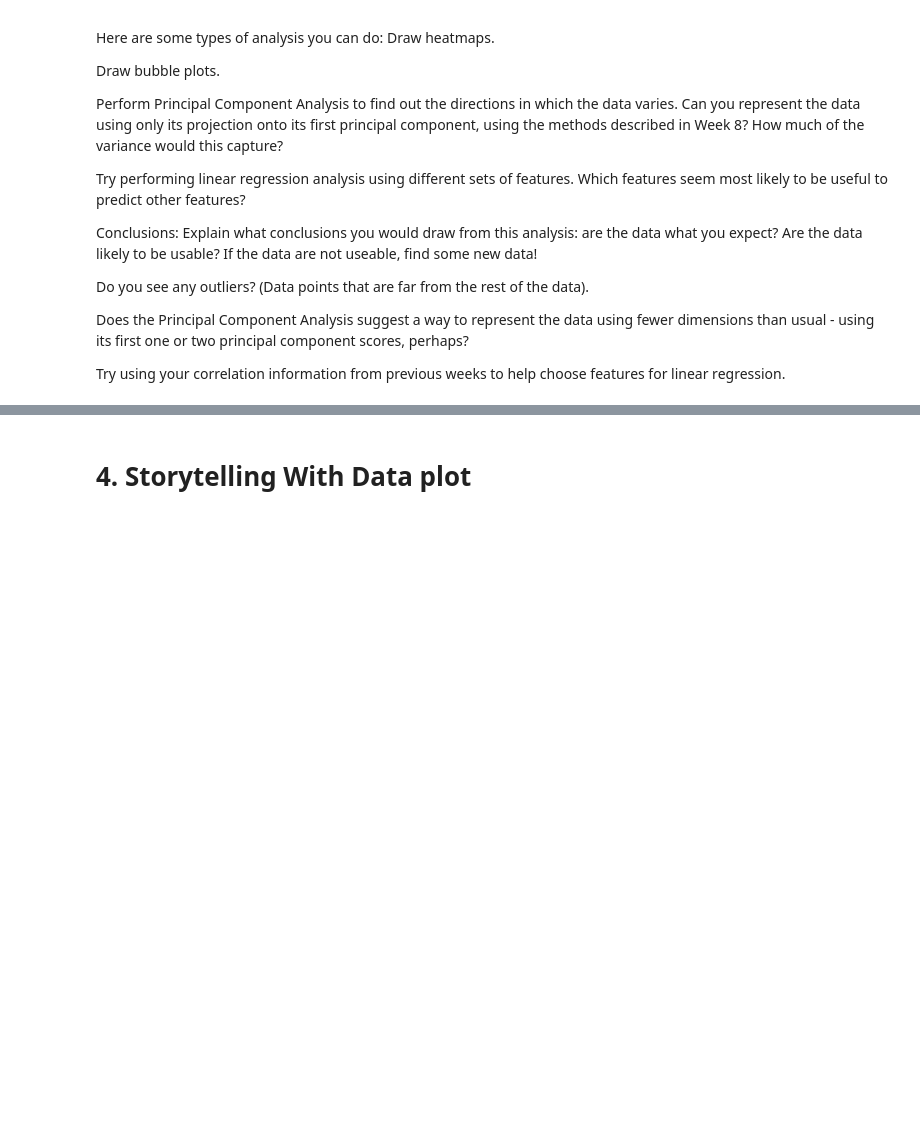
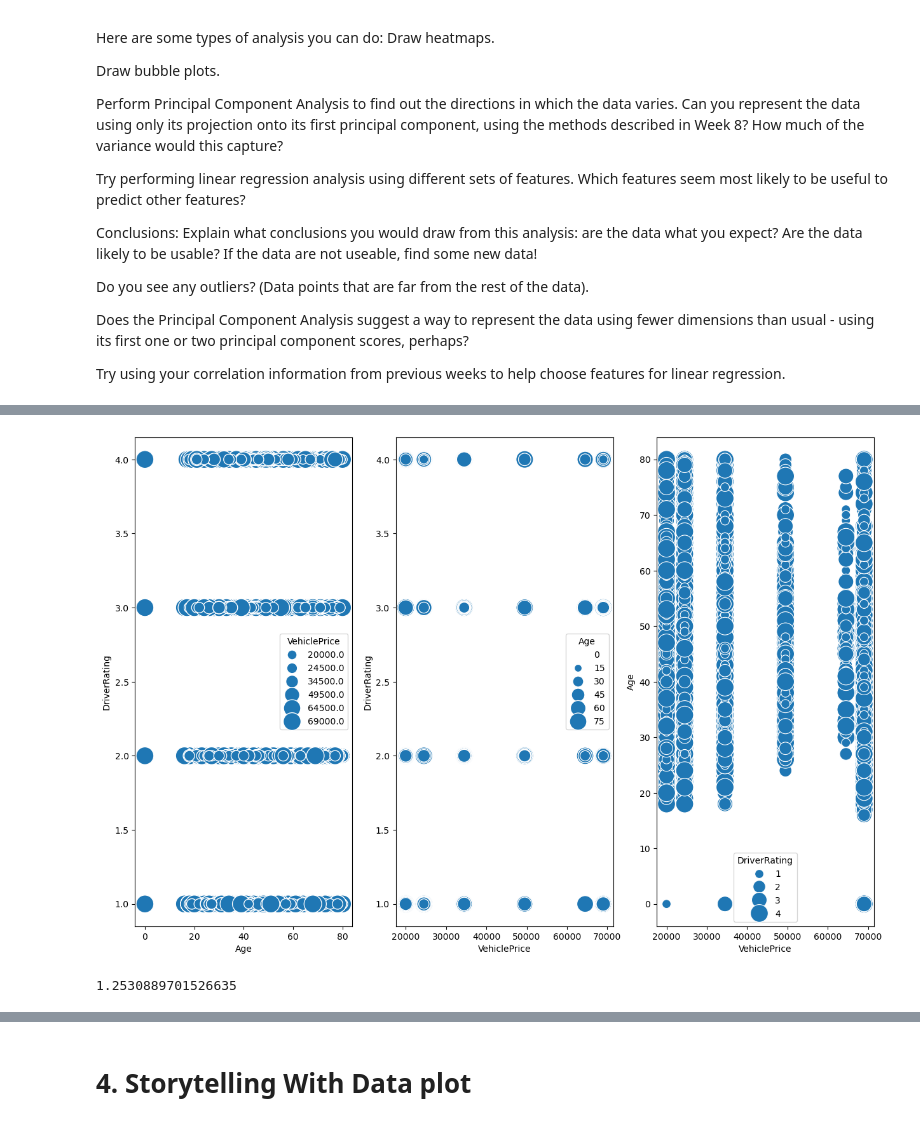
Before and after one commit to joe-bene/AiForLeaders, a Jupyter notebook: Week9.ipynb, the cells around one changed output, grey strips where cells are left out. Drawn from its saved outputs; the diff is of its cells as text; code cells hidden in the pictures; blank space fills up the shorter version.

```diff
--- a/Week9.ipynb
+++ b/Week9.ipynb
@@ -133,0 +121,54 @@ Second Component: [-2.13971201e-04  1.65028057e-04  4.89431438e-05 -1.15364420e-
+# %%
+import matplotlib.pyplot as plt
+plt.figure(figsize=(15, 10))
+plt.subplot(1,3,1)
+
+df_only_data_wanted = car_claims_dataset[["VehiclePrice", "Age", "DriverRating"]]
+
+vehicile_series = df_only_data_wanted["VehiclePrice"]
+age_series = df_only_data_wanted["Age"]
+driver_rating_series = df_only_data_wanted["DriverRating"]
+
+vehicile_min = vehicile_series.min()
+vehicile_max = vehicile_series.max()
+
+age_min =age_series.min()
+age_max = age_series.max()
+
+driver_rating_min = driver_rating_series.min()
+driver_rating_max = driver_rating_series.max()
+
+maxbubble = 400
+ax = sns.scatterplot(data = df_only_data_wanted, x = "Age", y = "DriverRating", size = "VehiclePrice", sizes = (vehicile_min / vehicile_max * maxbubble, maxbubble))
+ax.set_xlabel("Age")
+ax.set_ylabel("DriverRating")
+
+plt.subplot(1,3,2)
+maxbubble = 400
+ax = sns.scatterplot(data = df_only_data_wanted, x = "VehiclePrice", y = "DriverRating", size = "Age", sizes = (age_min / age_max * maxbubble, maxbubble))
+ax.set_xlabel("VehiclePrice")
+ax.set_ylabel("DriverRating")
+
+
+
+plt.subplot(1,3,3)
+maxbubble = 400
+ax = sns.scatterplot(data = df_only_data_wanted, x = "VehiclePrice", y = "Age", size = "DriverRating", sizes = (driver_rating_min / driver_rating_max * maxbubble, maxbubble))
+ax.set_xlabel("VehiclePrice")
+ax.set_ylabel("Age")
+
+None
+# %% [output]
+[figure, added]
+# %%
+from sklearn.linear_model import LinearRegression
+from sklearn.metrics import mean_squared_error
+linear_regression_car_claims = LinearRegression()
+X_test = car_claims_dataset[["Age", "VehiclePrice"]]
+Y_test = pd.DataFrame(car_claims_dataset["DriverRating"])
+linear_regression_car_claims.fit(X_test,Y_test)
+preds = linear_regression_car_claims.predict(X_test)
+mse = mean_squared_error(preds,Y_test)
+print(mse)
+# %% [output]
+1.2530889701526635
```
Also changed, not shown: parts of 44 cells of this notebook, 4 other files.
